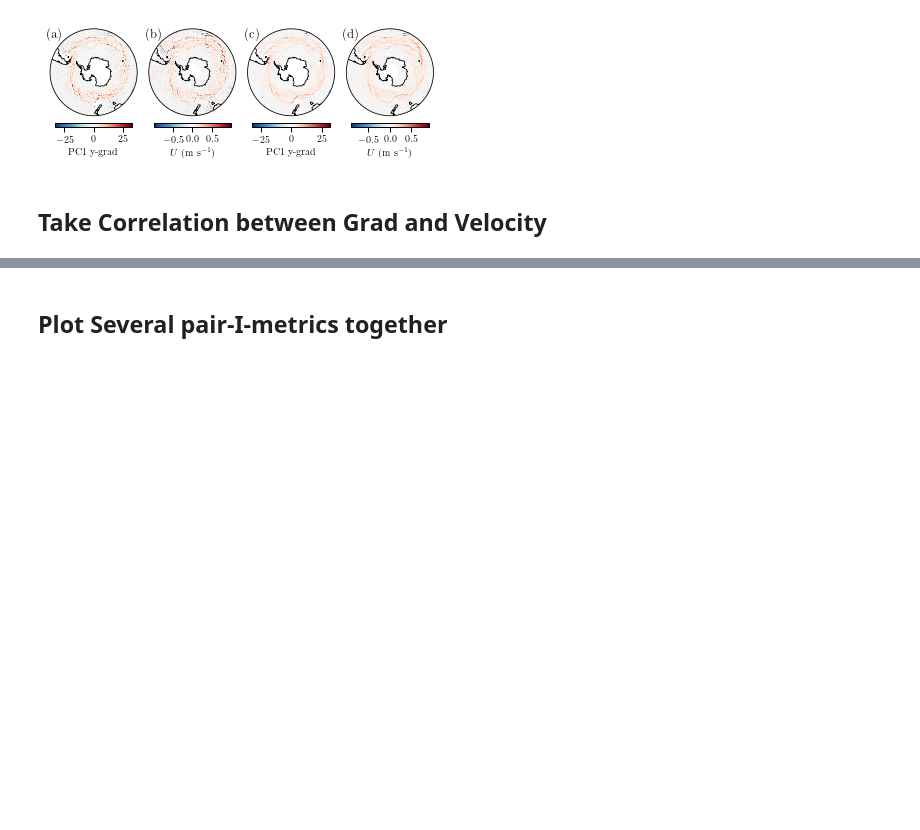
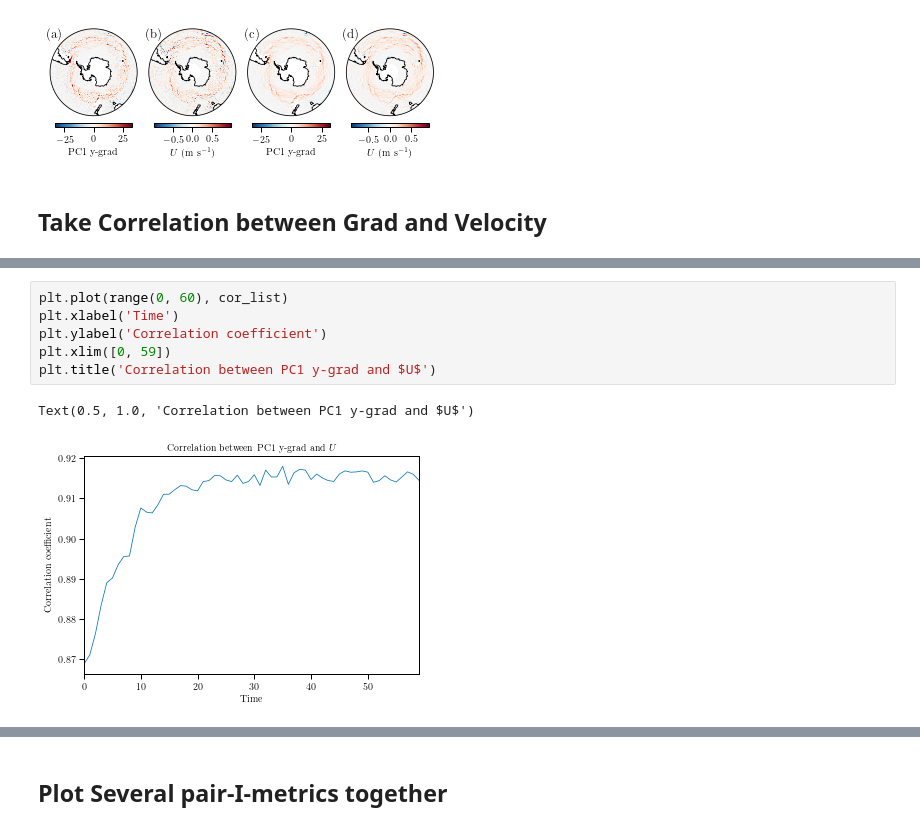
Before and after one commit to sdat2/pyxpcm, a Jupyter notebook: Gen-Plot-Func.ipynb, the cells around one changed output, grey strips where cells are left out. Saved outputs shown, nothing was run; the diff lists cells and outputs as text; blank space fills up the shorter version.

```diff
--- a/Gen-Plot-Func.ipynb
+++ b/Gen-Plot-Func.ipynb
@@ -481,0 +484,9 @@ cor_list
+# %%
+plt.plot(range(0, 60), cor_list)
+plt.xlabel('Time')
+plt.ylabel('Correlation coefficient')
+plt.xlim([0, 59])
+plt.title('Correlation between PC1 y-grad and $U$')
+# %% [output]
+Text(0.5, 1.0, 'Correlation between PC1 y-grad and $U$')
+[figure, added]
```
Also changed, not shown: parts of 14 cells of this notebook, 3 other files.
